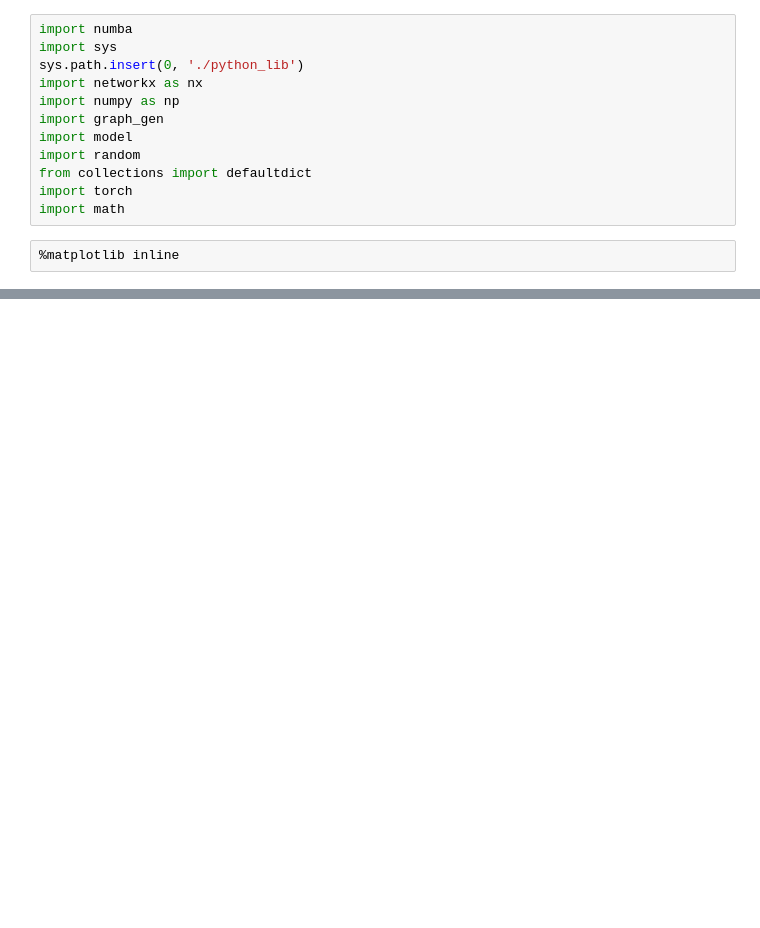
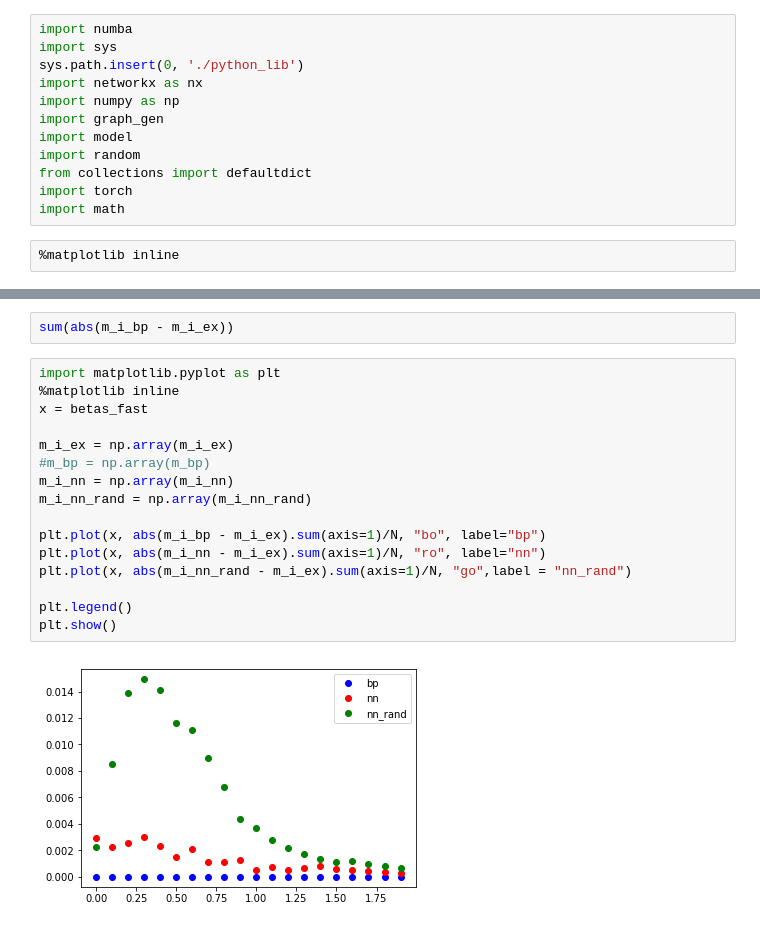
Before and after one commit to ocadni/h2arnn, a Jupyter notebook: result_tree.ipynb, the cells around one changed output, grey strips where cells are left out. Drawn from its saved outputs; the diff is of its cells as text; blank space fills up the shorter version.

```diff
--- a/result_tree.ipynb
+++ b/result_tree.ipynb
@@ -204,0 +336,20 @@ plt.show()
+# %%
+sum(abs(m_i_bp - m_i_ex))
+# %%
+import matplotlib.pyplot as plt
+%matplotlib inline
+x = betas_fast
+
+m_i_ex = np.array(m_i_ex)
+#m_bp = np.array(m_bp)
+m_i_nn = np.array(m_i_nn)
+m_i_nn_rand = np.array(m_i_nn_rand)
+
+plt.plot(x, abs(m_i_bp - m_i_ex).sum(axis=1)/N, "bo", label="bp")
+plt.plot(x, abs(m_i_nn - m_i_ex).sum(axis=1)/N, "ro", label="nn")
+plt.plot(x, abs(m_i_nn_rand - m_i_ex).sum(axis=1)/N, "go",label = "nn_rand")
+
+plt.legend()
+plt.show()
+# %% [output]
+[figure, added]
```
Also changed, not shown: parts of 15 cells of this notebook, 11 other files.
